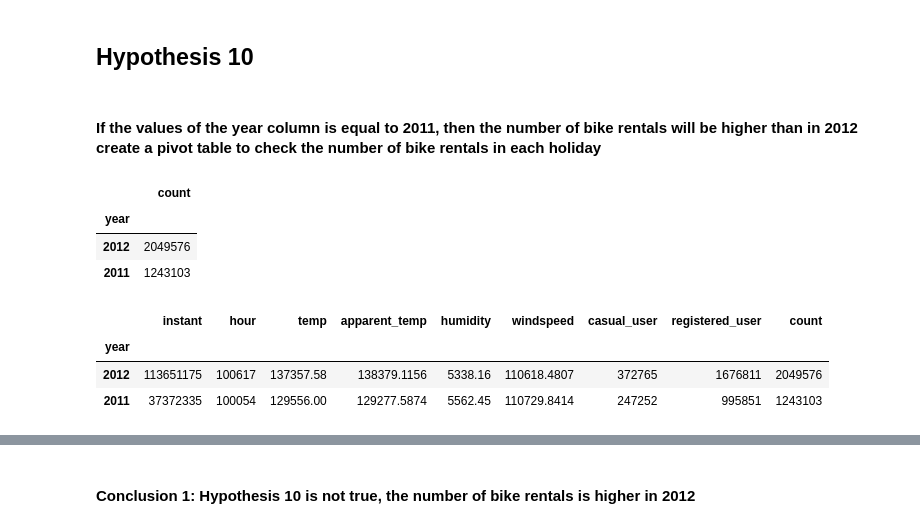
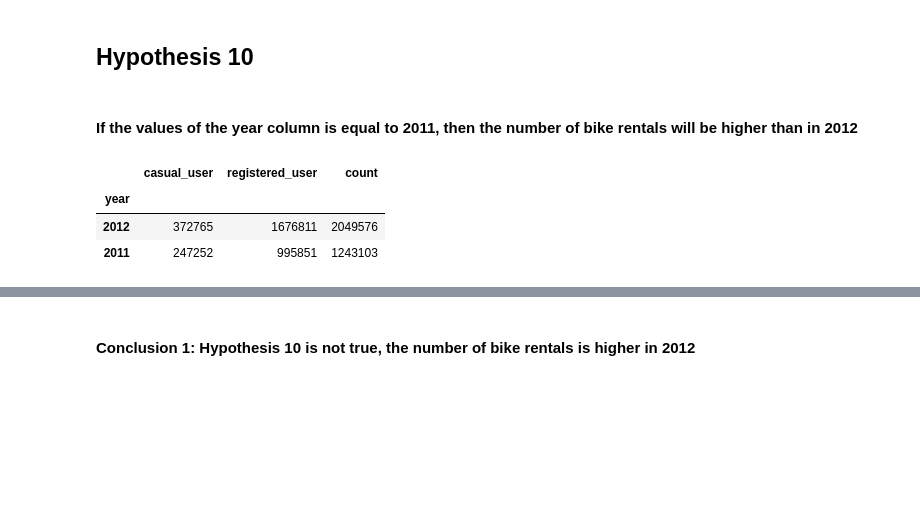
Before and after one commit to MaxLopezSalgado/capital_bike_sharing, a Jupyter notebook: eda/eda.ipynb, the cells around one changed output, grey strips where cells are left out. Cells and saved outputs as stored; diff of their text form; code cells hidden in the pictures; blank space fills up the shorter version.

```diff
--- a/eda/eda.ipynb
+++ b/eda/eda.ipynb
@@ -433,22 +413,18 @@ plt.show()
 # %% [markdown]
 ## Hypothesis 10
 # %% [markdown]
-#### If the values of the year column is equal to 2011, then the number of bike rentals will be higher than in 2012 create a pivot table to check the number of bike rentals in each holiday
+#### If the values of the year column is equal to 2011, then the number of bike rentals will be higher than in 2012
-# %%
-# create a pivot table to check the number of bike rentals in years 2011 and 2012  for the casual and registered users
-rentals_per_year = pd.pivot_table(rentals_time_weather, index='year', values='count', aggfunc='sum').sort_values(by='count', ascending=False)
-rentals_per_year
-# %% [output]
-|  | count |
-| year |  |
-| 2012 | 2049576 |
-| 2011 | 1243103 |
 # %%
 # create a new df for rental_per_year df to check the number of bike rentals in each year using groupby function
 rentals_per_year_df = rentals_time_weather.groupby('year').sum().sort_values(by='count', ascending=False)
+
+# drop the instant, hour, temp, apparent_temp, humidity, windspeed, and holiday columns
+rentals_per_year_df.drop(['instant', 'hour', 'temp', 'apparent_temp', 'humidity', 'windspeed'], axis=1, inplace=True)
+
+# show the df
 rentals_per_year_df
 # %% [output]
-|  | instant | hour | temp | apparent_temp | humidity | windspeed | casual_user | registered_user | count |
-| year |  |  |  |  |  |  |  |  |  |
-| 2012 | 113651175 | 100617 | 137357.58 | 138379.1156 | 5338.16 | 110618.4807 | 372765 | 1676811 | 2049576 |
-| 2011 | 37372335 | 100054 | 129556.00 | 129277.5874 | 5562.45 | 110729.8414 | 247252 | 995851 | 1243103 |
+|  | casual_user | registered_user | count |
+| year |  |  |  |
+| 2012 | 372765 | 1676811 | 2049576 |
+| 2011 | 247252 | 995851 | 1243103 |
```
Also changed, not shown: parts of 6 cells of this notebook.
